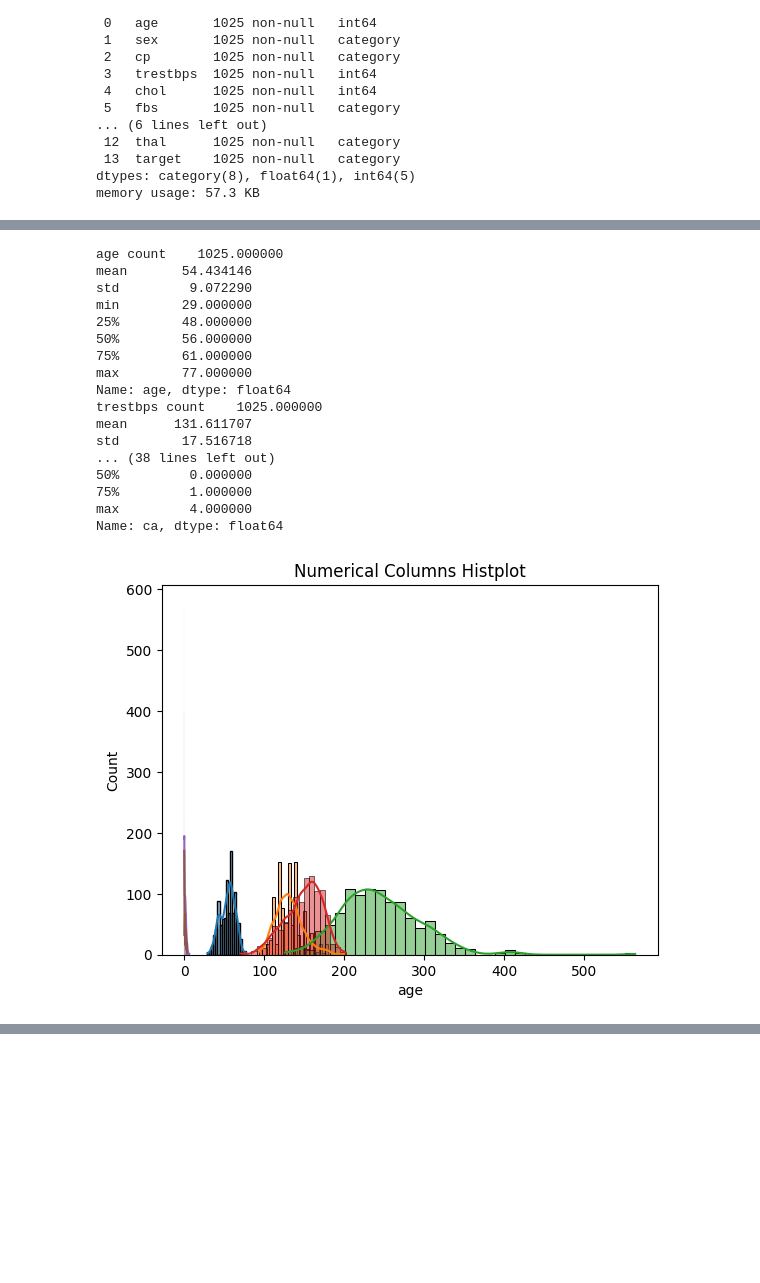
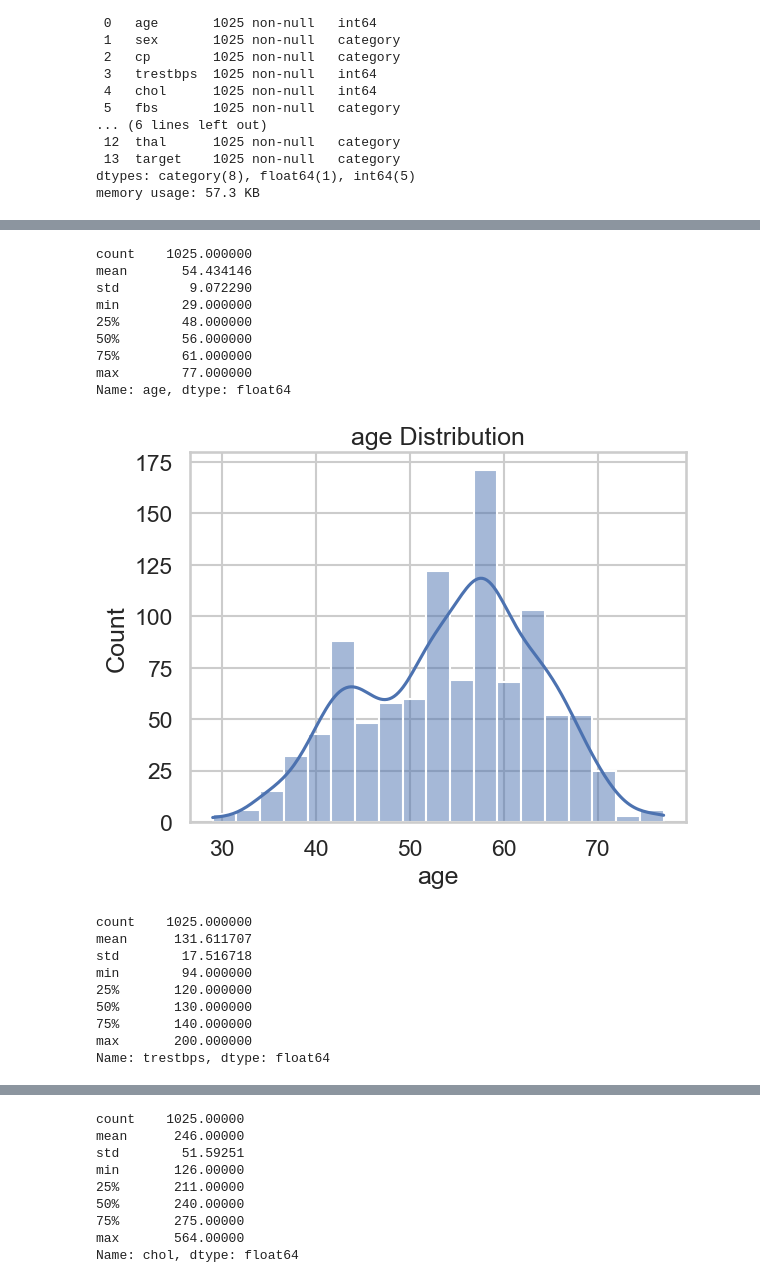
Before and after one commit to MarkAlfordJr/HeartDiseaseEndToEnd, a Jupyter notebook: notebook/heart_disease.ipynb, the cells around one changed output, grey strips where cells are left out. Drawn from its saved outputs; the diff is of its cells as text; code cells hidden in the pictures; blank space fills up the shorter version.

Commit message:
exploratory data analysis finished. now must interpret findings and report

```diff
--- a/notebook/heart_disease.ipynb
+++ b/notebook/heart_disease.ipynb
@@ -21,3 +37,8 @@ import matplotlib.pyplot as plt
 import seaborn as sns
 from sklearn.model_selection import train_test_split
 from sklearn.preprocessing import StandardScaler
+import statsmodels
+import statsmodels.api as sm
+from statsmodels.stats.outliers_influence import variance_inflation_factor
+
+sns.set_theme(style="whitegrid", palette="deep", context="talk")
@@ -36,6 +61,6 @@ from sklearn.preprocessing import StandardScaler
 # %%
 # data collection
-data_frame = pd.read_csv('data/heart_disease.csv')
+data_frame = pd.read_csv('../data/raw/heart_disease.csv')
 print(data_frame.shape)
 display(data_frame.head())
 display(data_frame.sample(5))
@@ -205,32 +232,33 @@ sns.boxplot(x=data_frame[target])
 # %%
 # univariate analysis - ALL PREDICTORS
 '''
     all the predictors are the features of the dataframe
 '''
 
 # make distribution for numerical features
-numerical_colums = data_frame.select_dtypes(include=['int64', 'float64']).columns.tolist()
+numerical_colums = data_frame.select_dtypes(include=['int64', 'float64']).columns
 for c in numerical_colums:
-    print(c, data_frame[c].describe())
+    print(data_frame[c].describe())
     sns.histplot(data_frame[c].dropna(), kde=True)
-    plt.title("Numerical Columns Histplot")
-    plt.show
+    plt.title(f'{c} Distribution')
+    plt.show()
 # %% [output]
-age count    1025.000000
+count    1025.000000
 mean       54.434146
 std         9.072290
 min        29.000000
 25%        48.000000
 50%        56.000000
 75%        61.000000
 max        77.000000
 Name: age, dtype: float64
-trestbps count    1025.000000
-mean      131.611707
-std        17.516718
-... (38 lines left out)
-50%         0.000000
-75%         1.000000
-max         4.000000
-Name: ca, dtype: float64
-[figure, old version]
+[figure, new version]
+count    1025.000000
+mean      131.611707
+std        17.516718
+min        94.000000
+25%       120.000000
+50%       130.000000
+75%       140.000000
+max       200.000000
+Name: trestbps, dtype: float64
@@ -236,0 +266,9 @@ Name: ca, dtype: float64
+count    1025.00000
+mean      246.00000
+std        51.59251
+min       126.00000
+25%       211.00000
+50%       240.00000
+75%       275.00000
+max       564.00000
+Name: chol, dtype: float64
```
Also changed, not shown: parts of 18 cells of this notebook, 3 other files.
